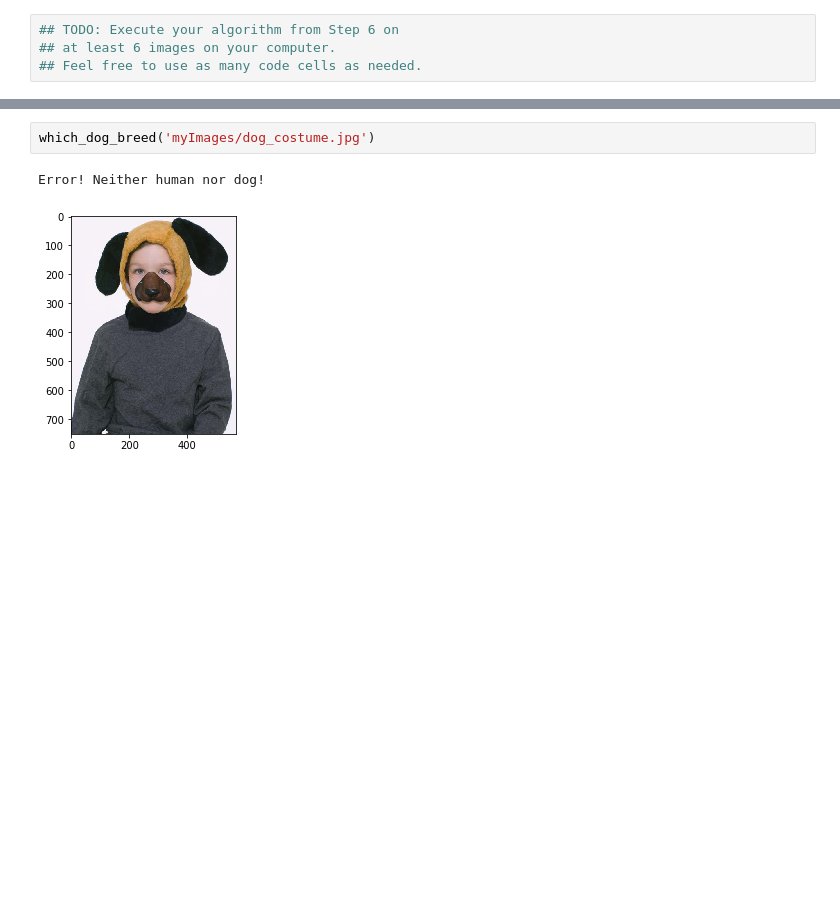
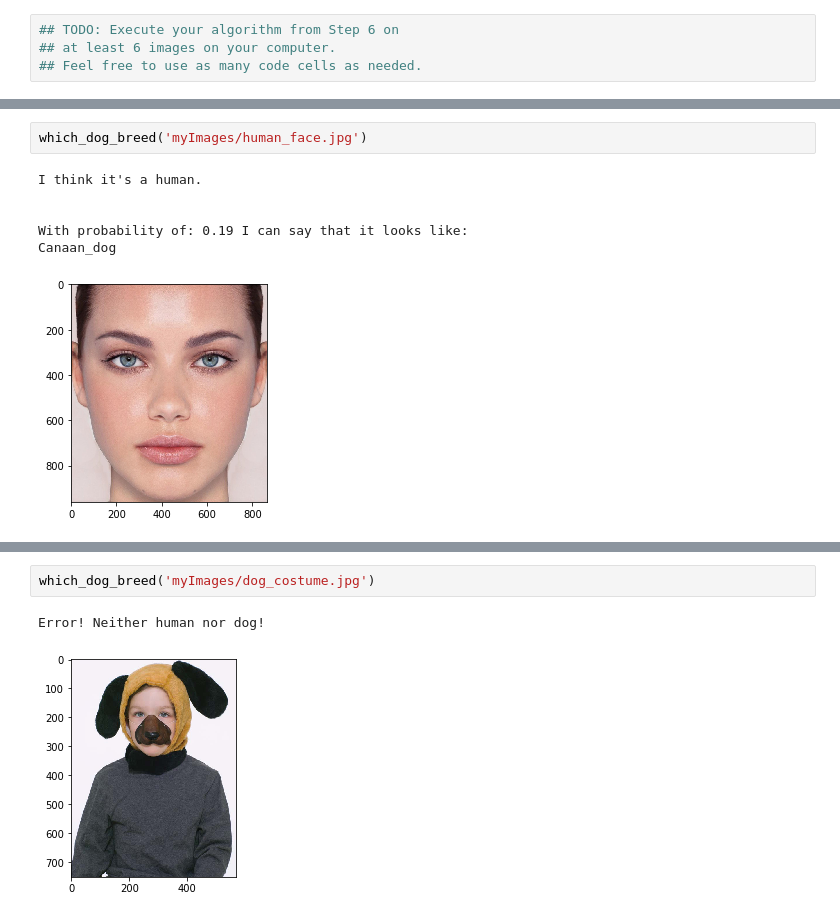
Before and after one commit to julijanna/dog-project, a Jupyter notebook: dog_app.ipynb, the cells around one changed output, grey strips where cells are left out. Cells and saved outputs as stored; diff of their text form; blank space fills up the shorter version.

```diff
--- a/dog_app.ipynb
+++ b/dog_app.ipynb
@@ -780 +791,10 @@ Looks like: Basset_hound
 [figure]
+# %%
+which_dog_breed('myImages/human_face.jpg')
+# %% [output]
+I think it's a human.
+
+
+With probability of: 0.19 I can say that it looks like:
+Canaan_dog
+[figure, added]
```
Also changed, not shown: parts of 18 cells of this notebook, 3 other files.
